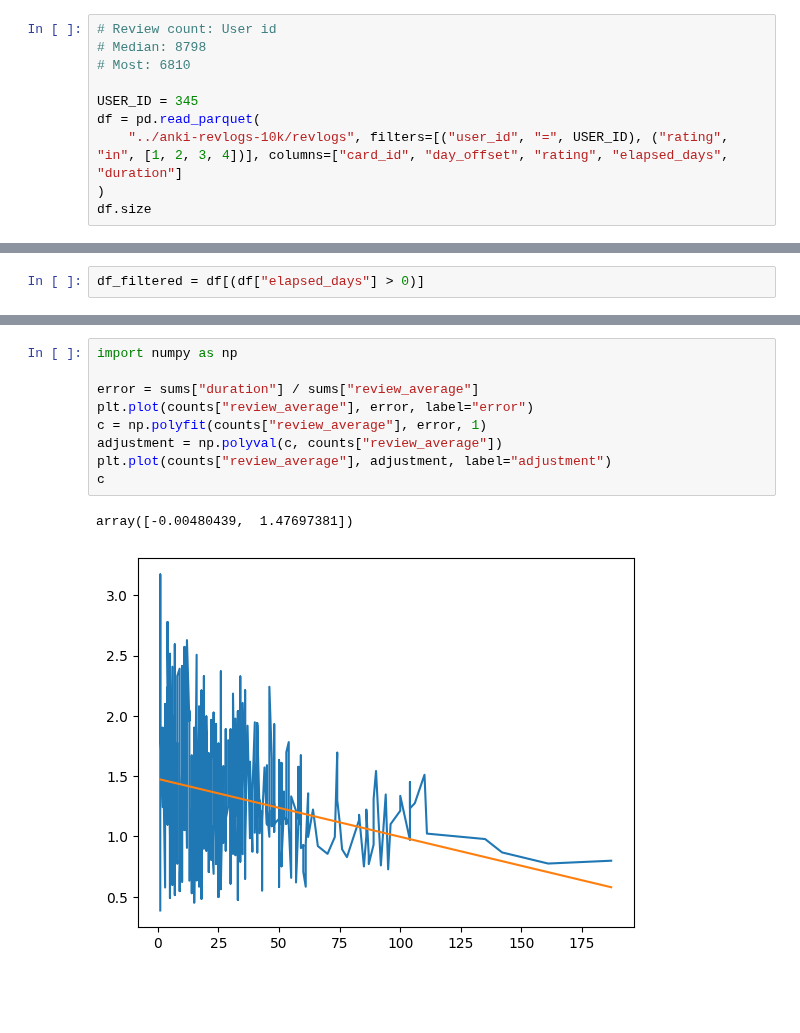
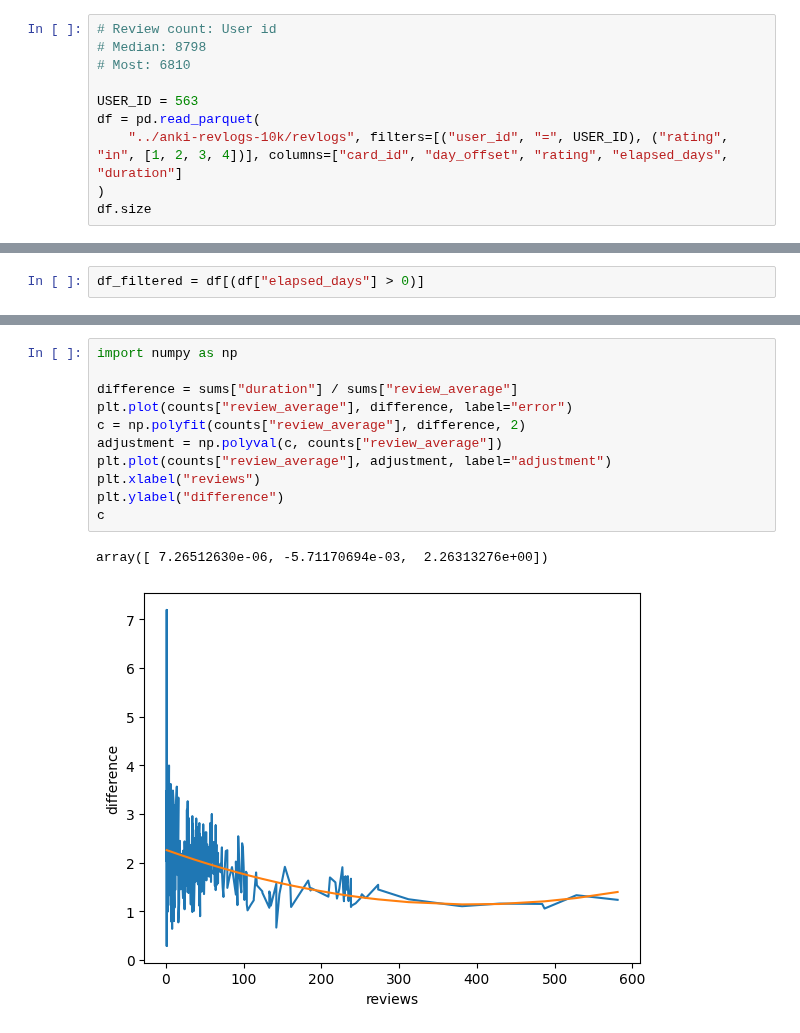
Before and after one commit to Luc-Mcgrady/anki-10k-notebooks, a Jupyter notebook: duration_per_day.ipynb, the cells around one changed output, grey strips where cells are left out. Cells and saved outputs as stored; diff of their text form; blank space fills up the shorter version.

Commit message:
error -> difference

```diff
--- a/duration_per_day.ipynb
+++ b/duration_per_day.ipynb
@@ -14,7 +14,7 @@ tqdm.pandas()
 # Median: 8798
 # Most: 6810
 
-USER_ID = 345
+USER_ID = 563
 df = pd.read_parquet(
     "../anki-revlogs-10k/revlogs", filters=[("user_id", "=", USER_ID), ("rating", "in", [1, 2, 3, 4])], columns=["card_id", "day_offset", "rating", "elapsed_days", "duration"]
 )
@@ -82,15 +82,17 @@ plt.show()
 # %%
 import numpy as np
 
-error = sums["duration"] / sums["review_average"]
-plt.plot(counts["review_average"], error, label="error")
-c = np.polyfit(counts["review_average"], error, 1)
+difference = sums["duration"] / sums["review_average"]
+plt.plot(counts["review_average"], difference, label="error")
+c = np.polyfit(counts["review_average"], difference, 2)
 adjustment = np.polyval(c, counts["review_average"])
 plt.plot(counts["review_average"], adjustment, label="adjustment")
+plt.xlabel("reviews")
+plt.ylabel("difference")
 c
 # %% [output]
-array([-0.00480439,  1.47697381])
+array([ 7.26512630e-06, -5.71170694e-03,  2.26313276e+00])
-[figure, old version]
+[figure, new version]
 # %%
 plt.plot(counts["duration"], sums["duration"], label="actual")
 plt.plot(counts["review_average"], sums["review_average"] * adjustment, label="predicted")
```
Also changed, not shown: parts of 5 cells of this notebook.
